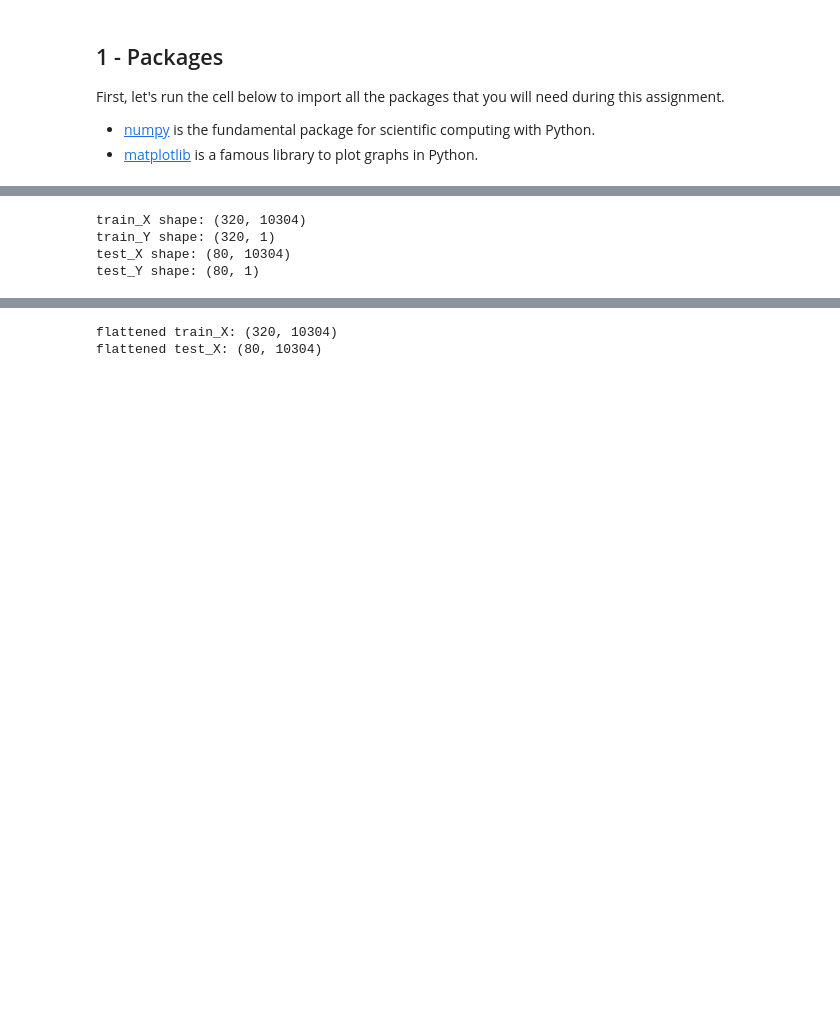
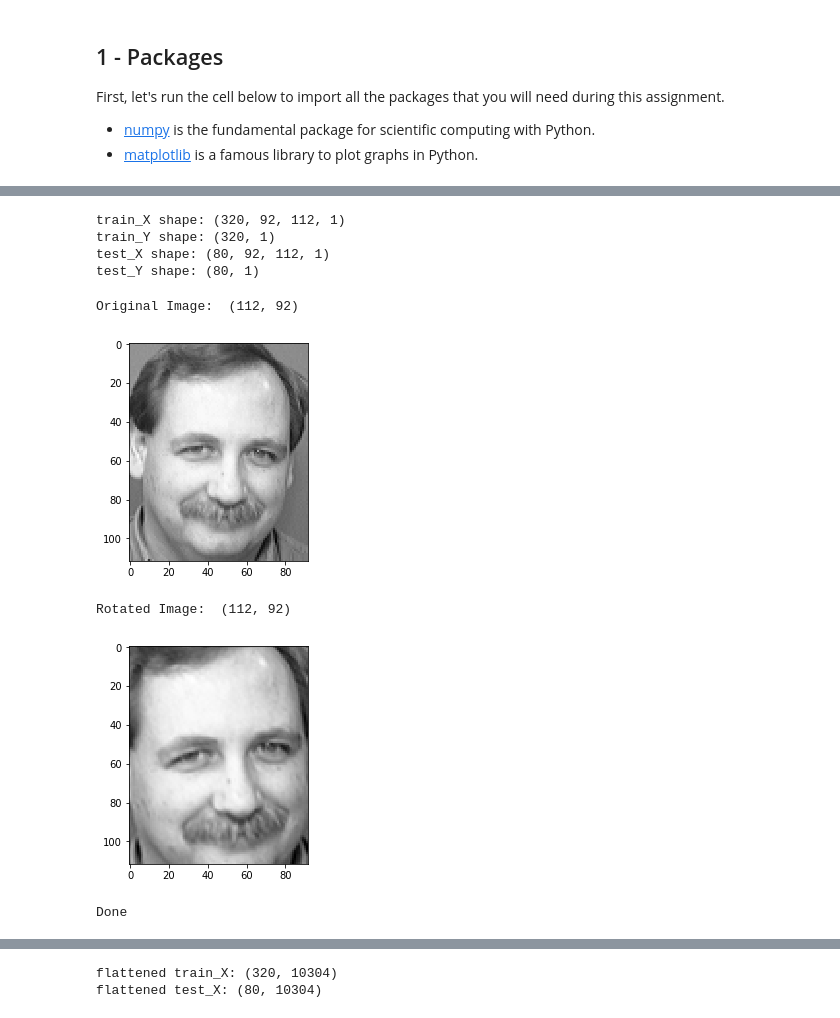
Before and after one commit to egoliuk/ml_course, a Jupyter notebook: Week_2/Face_recognition_with_ORL/Face recognition with ORL.ipynb, the cells around one changed output, grey strips where cells are left out. Saved outputs shown, nothing was run; the diff lists cells and outputs as text; code cells hidden in the pictures; blank space fills up the shorter version.

```diff
--- a/Week_2/Face_recognition_with_ORL/Face recognition with ORL.ipynb
+++ b/Week_2/Face_recognition_with_ORL/Face recognition with ORL.ipynb
@@ -18,15 +21,46 @@ plt.gray()
 # Loading the ORL faces dataset
 train_X_origin, train_Y, test_X_origin, test_Y = load_dataset()
 
-print ("train_X shape: " + str(train_X.shape))
+print ("train_X shape: " + str(train_X_origin.shape))
 print ("train_Y shape: " + str(train_Y.shape))
-print ("test_X shape: " + str(test_X.shape))
+print ("test_X shape: " + str(test_X_origin.shape))
 print ("test_Y shape: " + str(test_Y.shape))
 # %% [output]
-train_X shape: (320, 10304)
+train_X shape: (320, 92, 112, 1)
 train_Y shape: (320, 1)
-test_X shape: (80, 10304)
+test_X shape: (80, 92, 112, 1)
 test_Y shape: (80, 1)
+# %%
+# demonstration(train_X[35], 10)
+
+image = train_X_origin[30].reshape(image_height, image_width)
+angle = 10
+
+image_orig = np.copy(image)
+image_height, image_width = image_orig.shape[0:2]
+
+print("Original Image: ", image.shape)
+plt.imshow(image)
+plt.show()
+image_rotated = rotate_image(image, angle)
+print("Rotated Image: ", image_rotated.shape)
+plt.imshow(image_rotated)
+plt.show()
+
+# print("dscfdscdsc 111: ", int((image_height-image_rotated.shape[0])/2))
+
+# image_size = ndimage.zoom(image_rotated, 1.39)[int((image_height-image_rotated.shape[0])/2):image_height + int((image_height-image_rotated.shape[0])/2), :]
+# print("Rotated Image 111: ", image_size.shape)
+# plt.imshow(image_size)
+# plt.show()
+
+print("Done")
+# %% [output]
+Original Image:  (112, 92)
+[figure, added]
+Rotated Image:  (112, 92)
+[figure, added]
+Done
 # %%
 # Let's standardize our dataset.
 train_X_normalized = train_X_origin/255.
```
Also changed, not shown: parts of 5 cells of this notebook, 1 other file.
